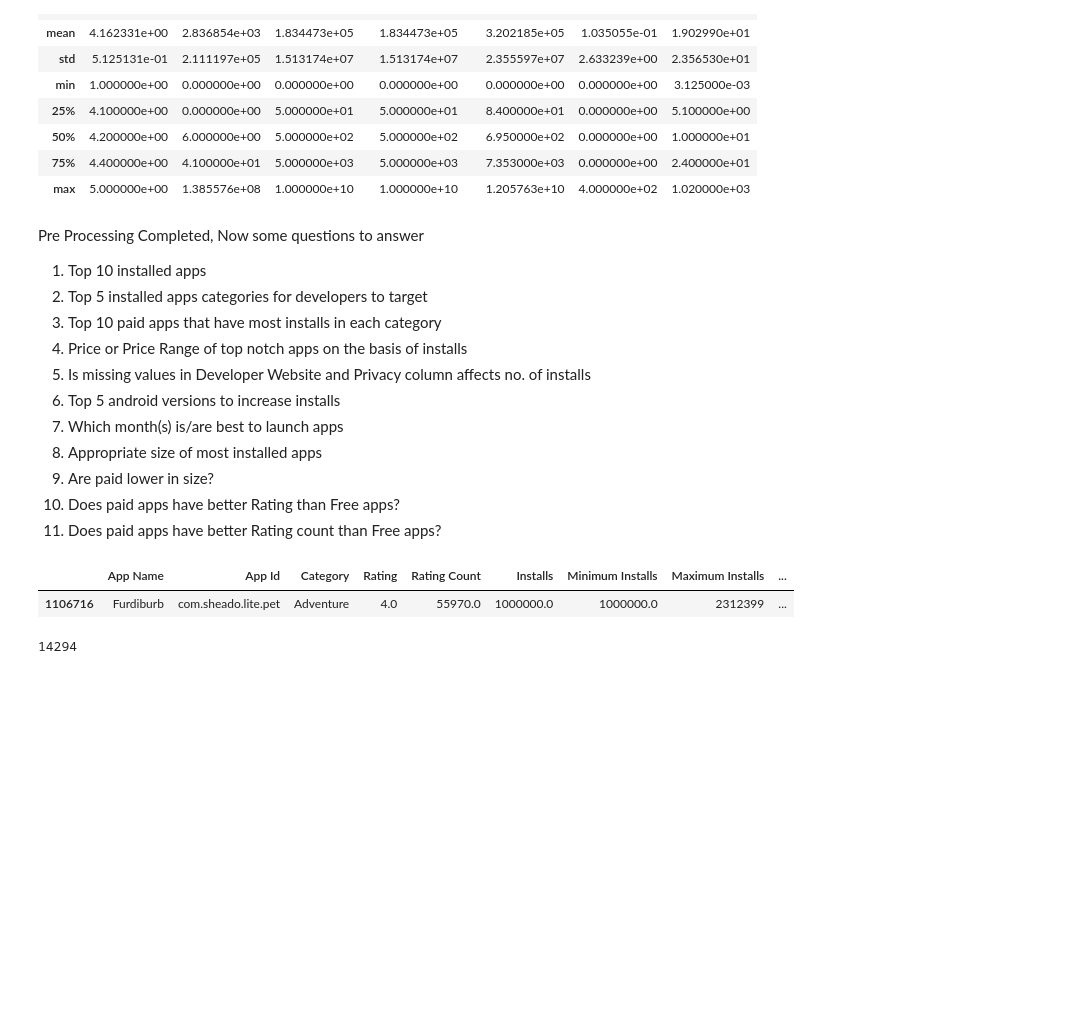
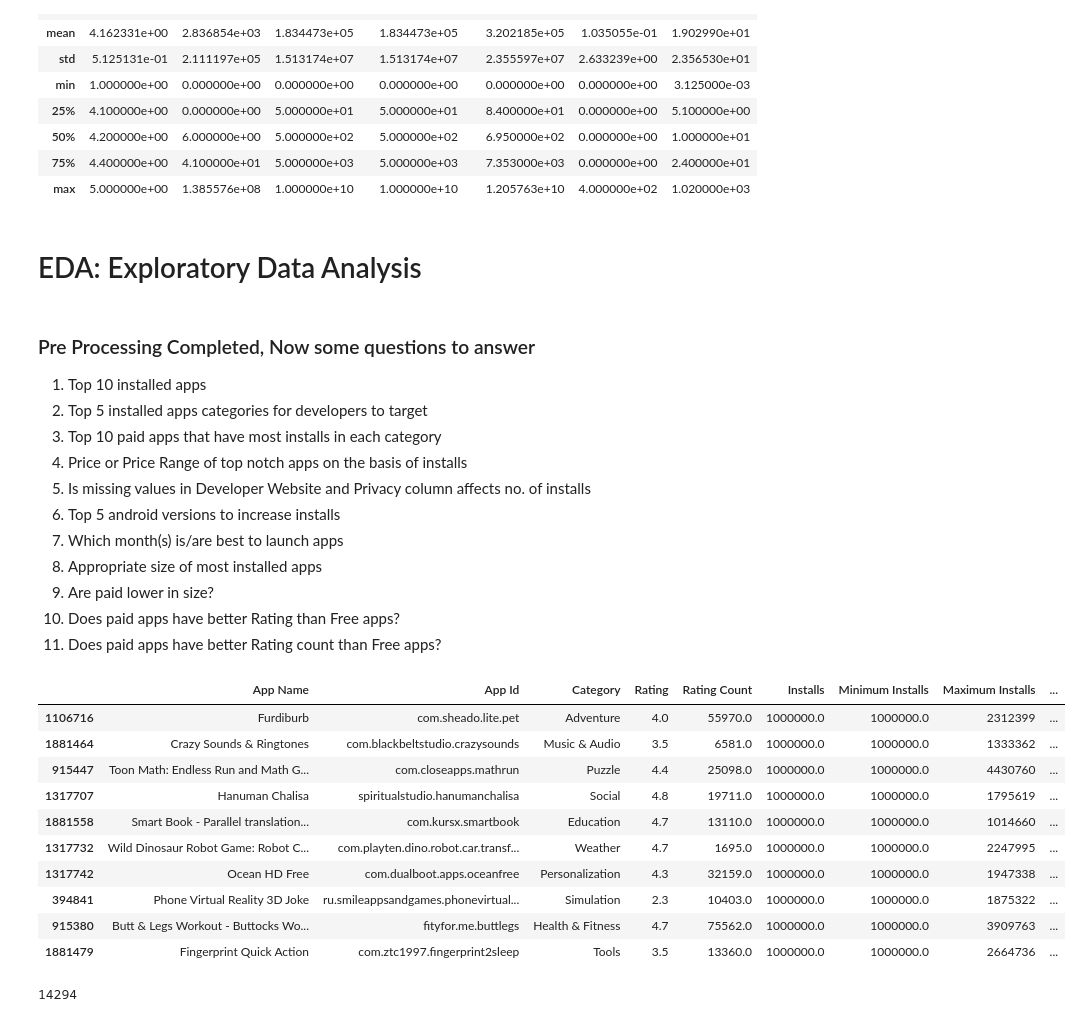
Before and after one commit to mozammilkarim/app_store_data_eda, a Jupyter notebook: app_store.ipynb, the cells around one changed output. Cells and saved outputs as stored; diff of their text form; code cells hidden in the pictures; blank space fills up the shorter version.

```diff
--- a/app_store.ipynb
+++ b/app_store.ipynb
@@ -454,8 +495,10 @@ df.describe()
 | 50% | 4.200000e+00 | 6.000000e+00 | 5.000000e+02 | 5.000000e+02 | 6.950000e+02 | 0.000000e+00 | 1.000000e+01 |
 | 75% | 4.400000e+00 | 4.100000e+01 | 5.000000e+03 | 5.000000e+03 | 7.353000e+03 | 0.000000e+00 | 2.400000e+01 |
 | max | 5.000000e+00 | 1.385576e+08 | 1.000000e+10 | 1.000000e+10 | 1.205763e+10 | 4.000000e+02 | 1.020000e+03 |
+# %% [markdown]
+# EDA: Exploratory Data Analysis
 # %% [markdown]
-Pre Processing Completed, Now some questions to answer
+### Pre Processing Completed, Now some questions to answer
 
 1) Top 10 installed apps
 2) Top 5 installed apps categories for developers to target
@@ -469,8 +512,17 @@ Pre Processing Completed, Now some questions to answer
 10) Does paid apps have better Rating than Free apps?
 11) Does paid apps have better Rating count than Free apps?
 # %%
-df[df["Installs_category"]=='Top Notch'].sort_values(by="Installs",ascending=False).head(1)
+df[df["Installs_category"]=='Top Notch'].sort_values(by="Installs",ascending=False).head(10)
 # %% [output]
 |  | App Name | App Id | Category | Rating | Rating Count | Installs | Minimum Installs | Maximum Installs | ... |
 | 1106716 | Furdiburb | com.sheado.lite.pet | Adventure | 4.0 | 55970.0 | 1000000.0 | 1000000.0 | 2312399 | ... |
+| 1881464 | Crazy Sounds & Ringtones | com.blackbeltstudio.crazysounds | Music & Audio | 3.5 | 6581.0 | 1000000.0 | 1000000.0 | 1333362 | ... |
+| 915447 | Toon Math: Endless Run and Math G... | com.closeapps.mathrun | Puzzle | 4.4 | 25098.0 | 1000000.0 | 1000000.0 | 4430760 | ... |
+| 1317707 | Hanuman Chalisa | spiritualstudio.hanumanchalisa | Social | 4.8 | 19711.0 | 1000000.0 | 1000000.0 | 1795619 | ... |
+| 1881558 | Smart Book - Parallel translation... | com.kursx.smartbook | Education | 4.7 | 13110.0 | 1000000.0 | 1000000.0 | 1014660 | ... |
+| 1317732 | Wild Dinosaur Robot Game: Robot C... | com.playten.dino.robot.car.transf... | Weather | 4.7 | 1695.0 | 1000000.0 | 1000000.0 | 2247995 | ... |
+| 1317742 | Ocean HD Free | com.dualboot.apps.oceanfree | Personalization | 4.3 | 32159.0 | 1000000.0 | 1000000.0 | 1947338 | ... |
+| 394841 | Phone Virtual Reality 3D Joke | ru.smileappsandgames.phonevirtual... | Simulation | 2.3 | 10403.0 | 1000000.0 | 1000000.0 | 1875322 | ... |
+| 915380 | Butt & Legs Workout - Buttocks Wo... | fityfor.me.buttlegs | Health & Fitness | 4.7 | 75562.0 | 1000000.0 | 1000000.0 | 3909763 | ... |
+| 1881479 | Fingerprint Quick Action | com.ztc1997.fingerprint2sleep | Tools | 3.5 | 13360.0 | 1000000.0 | 1000000.0 | 2664736 | ... |
 # %%
```
Also changed, not shown: parts of 64 cells of this notebook.
